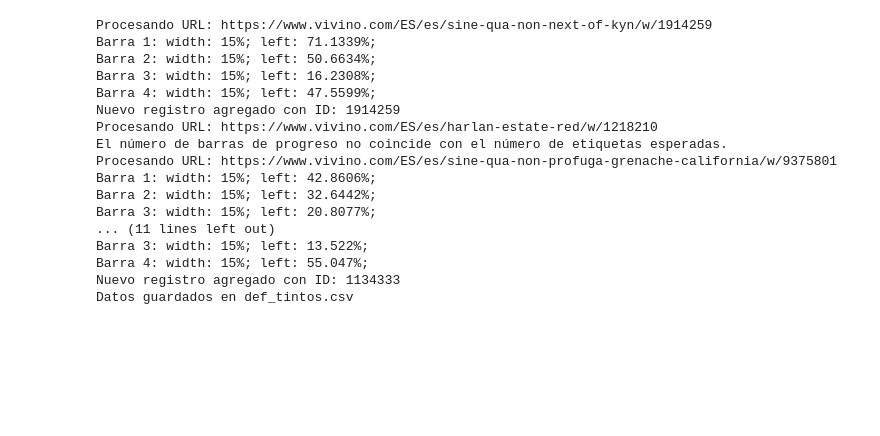
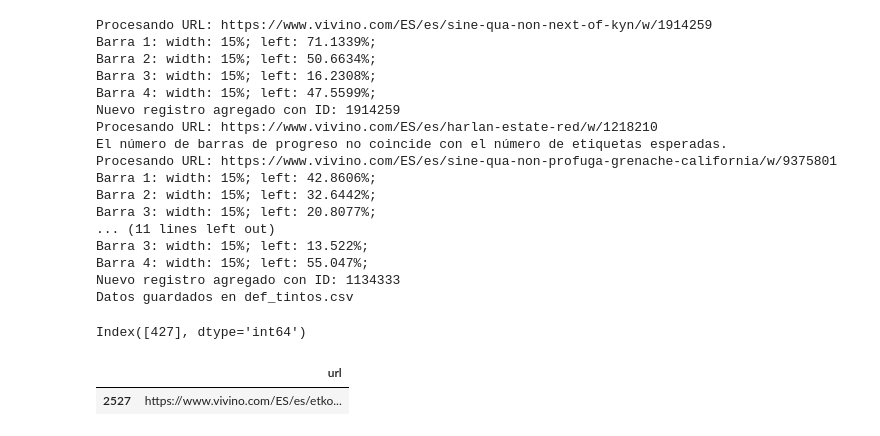
Before and after one commit to 4GeeksAcademy/Proyecto_grupo2_vinos, a Jupyter notebook: src/auxiliar.ipynb, the cells around one changed output. Cells and saved outputs as stored; diff of their text form; code cells hidden in the pictures; blank space fills up the shorter version.

```diff
--- a/src/auxiliar.ipynb
+++ b/src/auxiliar.ipynb
@@ -685,3 +655,17 @@ for batch_index in range(num_batches):
 driver.quit()
 
 print("\n🎯 ¡Todos los batches han sido procesados y los datos guardados correctamente! 🚀")
+# %%
+import pandas as pd
+
+df = pd.read_csv("/Users/josetudela/Projects/vinos_grupo2/Proyecto_grupo2_vinos/vinos_convers/tintos_1_15000.csv")
+
+df.head()
+
+df[df["--- def_tintos17.txt ---"] == "https://www.vivino.com/ES/es/brown-brothers-tarrango/w/23747"].index
+# %% [output]
+Index([427], dtype='int64')
+# %%
+df["url"] = df["--- def_tintos17.txt ---"]
+# %%
+df.drop(columns=["--- def_tintos17.txt ---"], inplace=True)
@@ -687,0 +674,5 @@ print("\n🎯 ¡Todos los batches han sido procesados y los datos guardados corr
+# %%
+df[df["url"]== "https://www.vivino.com/ES/es/etko-olympus-wineries-ktima-haggipavlu-cabernet-sauvignon/w/3504926"]
+# %% [output]
+|  | url |
+| 2527 | https://www.vivino.com/ES/es/etko... |
```
Also changed, not shown: parts of 8 cells of this notebook, 1 other file.
